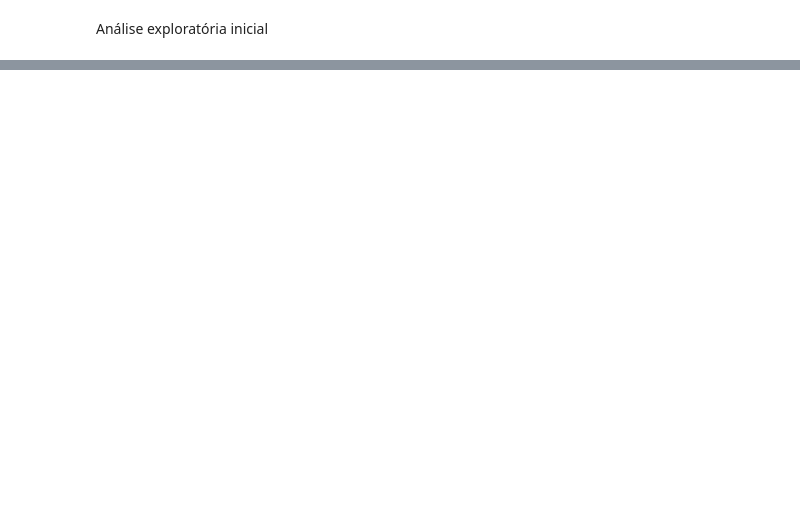
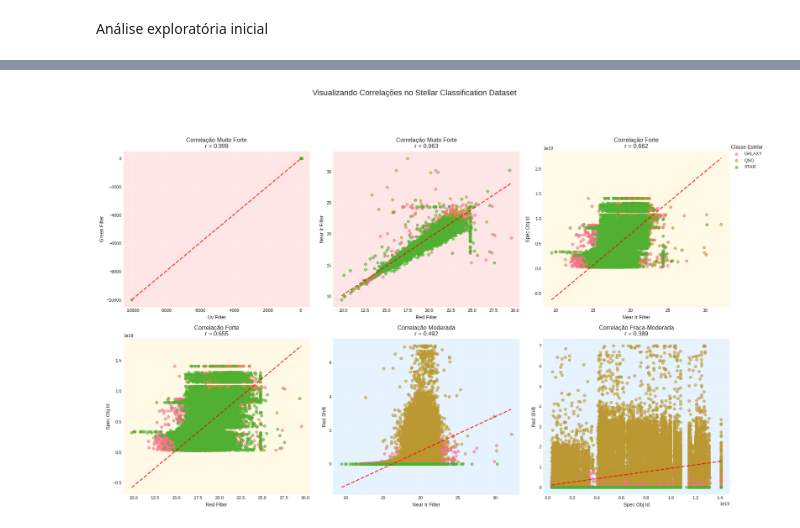
Before and after one commit to livlutz/INF1032, a Jupyter notebook: INF1032.ipynb, the cells around one changed output, grey strips where cells are left out. Drawn from its saved outputs; the diff is of its cells as text; code cells hidden in the pictures; blank space fills up the shorter version.

Commit message:
Starting exploration analysis

```diff
--- a/INF1032.ipynb
+++ b/INF1032.ipynb
@@ -126,0 +476,70 @@ Red Shift:
+# %%
+
+# Visualização de diferentes níveis de correlação para stellar_classification
+fig, axes = plt.subplots(2, 3, figsize=(18, 12)) # Adjusted figsize for better visibility
+fig.suptitle('Visualizando Correlações no Stellar Classification Dataset', fontsize=16, y=1.02)
+
+# Exemplos de correlações baseadas na análise anterior
+# Choosing 6 diverse correlations from the previous analysis:
+# UV_filter vs green_filter: 0.999 (Very Strong)
+# red_filter vs near_IR_filter: 0.963 (Very Strong)
+# near_IR_filter vs spec_obj_ID: 0.662 (Strong)
+# red_filter vs spec_obj_ID: 0.655 (Strong)
+# near_IR_filter vs red_shift: 0.492 (Moderate)
+# spec_obj_ID vs red_shift: 0.389 (Weak-Moderate)
+
+correlations_to_plot = [
+    ('UV_filter', 'green_filter', 'Correlação Muito Forte'),
+    ('red_filter', 'near_IR_filter', 'Correlação Muito Forte'),
+    ('near_IR_filter', 'spec_obj_ID', 'Correlação Forte'),
+    ('red_filter', 'spec_obj_ID', 'Correlação Forte'),
+    ('near_IR_filter', 'red_shift', 'Correlação Moderada'),
+    ('spec_obj_ID', 'red_shift', 'Correlação Fraca-Moderada')
+]
+
+# Flatten the axes for easy iteration
+axes = axes.flatten()
+
+for idx, (x_var, y_var, title) in enumerate(correlations_to_plot):
+    ax = axes[idx]
+
+    # Calcular correlação
+    # Ensure non-numeric values are handled, though the features list is numeric.
+    # For simplicity, we'll assume these columns are clean after initial EDA for correlation calculation.
+    corr_value = stellar_classification[x_var].corr(stellar_classification[y_var])
+
+    # Scatter plot com cores por classe estelar
+    for stellar_class in stellar_classification['class'].unique():
+        subset = stellar_classification[stellar_classification['class'] == stellar_class]
+        ax.scatter(subset[x_var], subset[y_var], alpha=0.6, s=30, label=stellar_class)
+
+    # Linha de tendência geral
+    # Using only non-NaN values for polyfit to avoid issues
+    valid_data = stellar_classification[[x_var, y_var]].dropna()
+    if not valid_data.empty:
+        z = np.polyfit(valid_data[x_var], valid_data[y_var], 1)
+        p = np.poly1d(z)
+        x_line = np.linspace(valid_data[x_var].min(), valid_data[x_var].max(), 100)
+        ax.plot(x_line, p(x_line), "r--", alpha=0.8, linewidth=2)
+
+    ax.set_xlabel(x_var.replace('_', ' ').title())
+    ax.set_ylabel(y_var.replace('_', ' ').title())
+    ax.set_title(f'{title}\nr = {corr_value:.3f}')
+    ax.grid(True, alpha=0.3)
+
+    # Colorir o fundo baseado na força da correlação
+    if abs(corr_value) > 0.8:
+        ax.set_facecolor('#ffe6e6')  # Vermelho claro para forte
+    elif abs(corr_value) > 0.5:
+        ax.set_facecolor('#fff9e6')  # Amarelo claro para moderado
+    else:
+        ax.set_facecolor('#e6f3ff')  # Azul claro para fraco
+
+# Adicionar legenda geral, placed outside the subplots to avoid overlap
+handles, labels = axes[0].get_legend_handles_labels() # Get handles/labels from first subplot
+fig.legend(handles, labels, loc='upper right', bbox_to_anchor=(1.05, 0.9), title='Classe Estelar')
+
+plt.tight_layout(rect=[0, 0.03, 1, 0.95]) # Adjust layout to prevent title overlap and accommodate legend
+plt.show()
+# %% [output]
+[figure, added]
```
Also changed, not shown: parts of 17 cells of this notebook.
